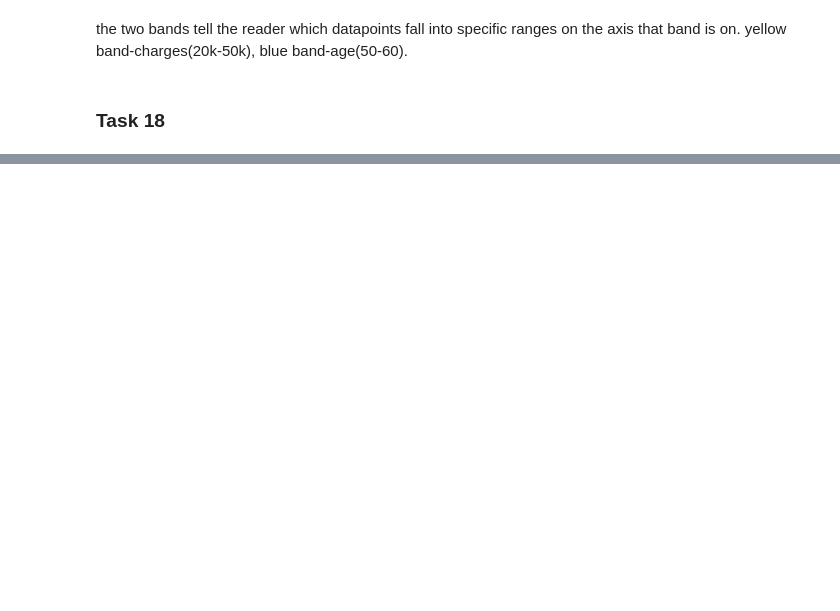
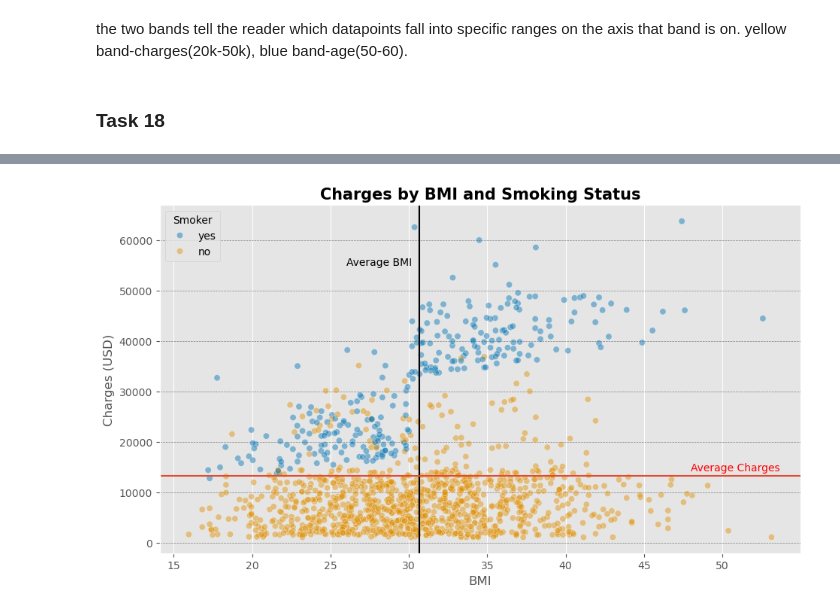
Before and after one commit to russellcha1/Plot-Customization-Exercise, a Jupyter notebook: Plot_Customization.ipynb, the cells around one changed output, grey strips where cells are left out. Saved outputs shown, nothing was run; the diff lists cells and outputs as text; code cells hidden in the pictures; blank space fills up the shorter version.

```diff
--- a/Plot_Customization.ipynb
+++ b/Plot_Customization.ipynb
@@ -395,0 +494,27 @@ the two bands tell the reader which datapoints fall into specific ranges on the
+# %%
+plt.figure(figsize=(11,6))
+ax = sns.scatterplot(
+    data = df,
+    x='bmi',
+    y='charges',
+    hue='smoker',
+    alpha=.45,
+    palette='colorblind'
+)
+plt.title('Charges by BMI and Smoking Status', size=15, fontweight='bold')
+plt.xlabel('BMI', size=12)
+plt.ylabel('Charges (USD)', size=12)
+plt.axvline(x=mean_BMI, color='black')
+plt.axhline(y=mean_charges)
+plt.text(x = 48, y= mean_charges+1000, s='Average Charges', color='red')
+plt.text(x=26, y=55000, s='Average BMI', color='black')
+ax = plt.gca()
+ax.spines['top'].set_visible(False)
+ax.spines['right'].set_visible(False)
+plt.grid(axis='y', linestyle='--', linewidth=0.5, color='gray')
+plt.legend(loc='upper left', title='Smoker')
+plt.savefig('bmi_vs_charges_polished.png',
+            dpi=150)
+plt.show()
+# %% [output]
+[figure, added]
```
Also changed, not shown: parts of 26 cells of this notebook, 2 other files.
